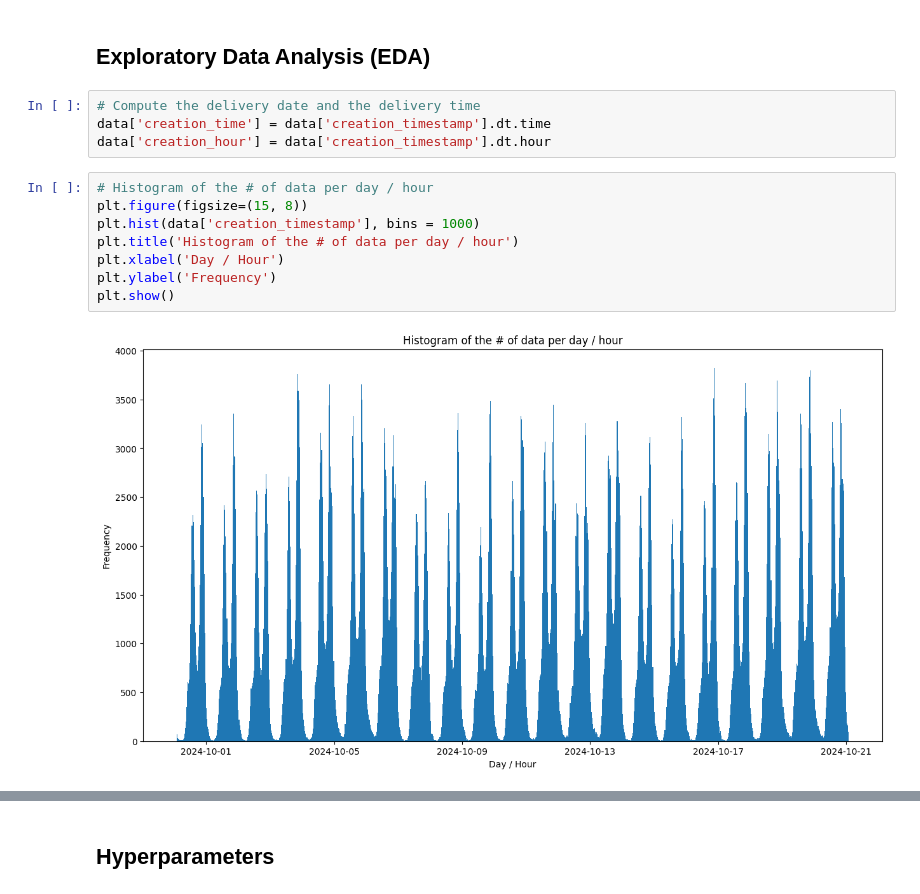
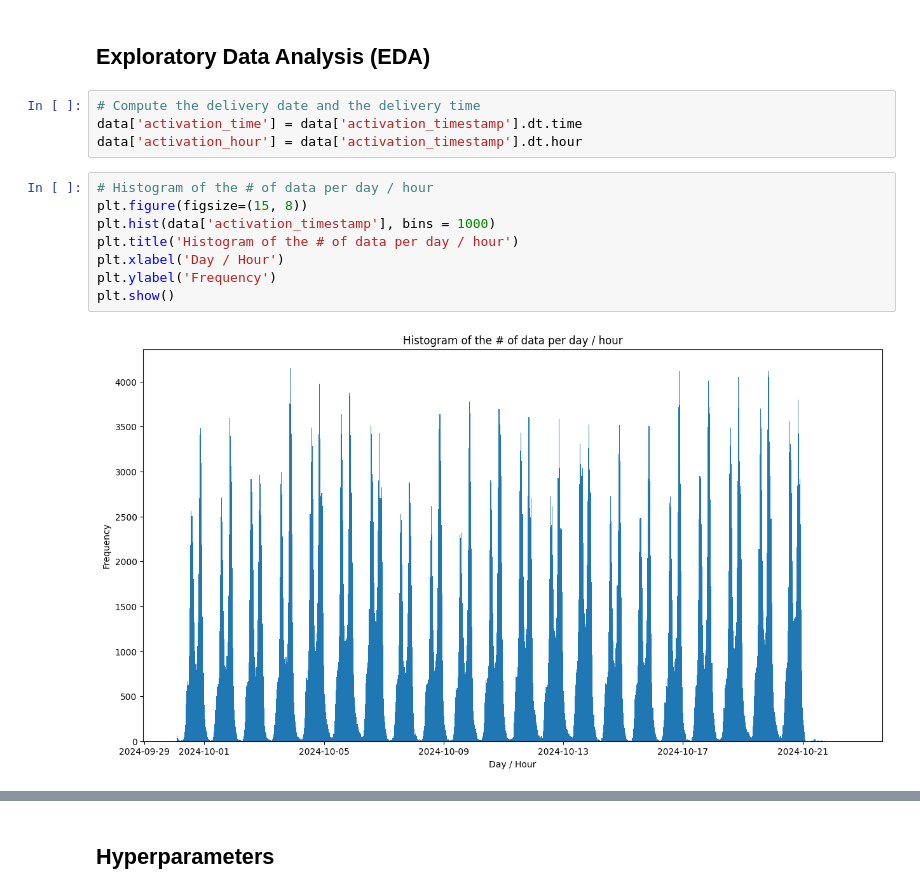
Before and after one commit to AngieC96/pickup-to-delivery-overall, a Jupyter notebook: 1_Create dataset & exploratory analysis.ipynb, the cells around one changed output, grey strips where cells are left out. Cells and saved outputs as stored; diff of their text form.

```diff
--- a/1_Create dataset & exploratory analysis.ipynb
+++ b/1_Create dataset & exploratory analysis.ipynb
@@ -275,18 +272,18 @@ data = pd.read_parquet("data/parquet/dataframe.parquet")
 ## Exploratory Data Analysis (EDA)
 # %%
 # Compute the delivery date and the delivery time
-data['creation_time'] = data['creation_timestamp'].dt.time
-data['creation_hour'] = data['creation_timestamp'].dt.hour
+data['activation_time'] = data['activation_timestamp'].dt.time
+data['activation_hour'] = data['activation_timestamp'].dt.hour
 # %%
 # Histogram of the # of data per day / hour
 plt.figure(figsize=(15, 8))
-plt.hist(data['creation_timestamp'], bins = 1000)
+plt.hist(data['activation_timestamp'], bins = 1000)
 plt.title('Histogram of the # of data per day / hour')
 plt.xlabel('Day / Hour')
 plt.ylabel('Frequency')
 plt.show()
 # %% [output]
-[figure, old version]
+[figure, new version]
 # %%
 plt.figure(figsize=(15, 8))
 plt.hist(data['creation_date'], bins = 14)
```
Also changed, not shown: parts of 23 cells of this notebook, 2 other files.
